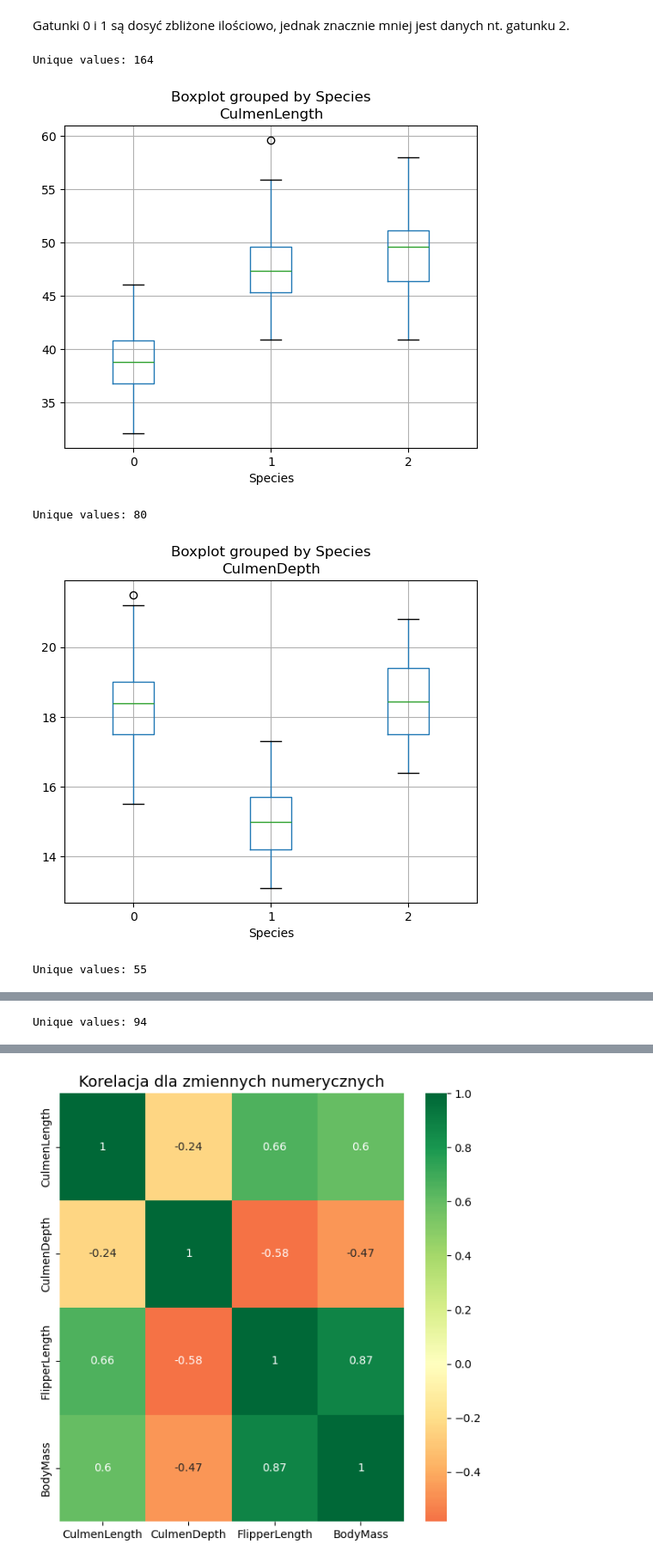
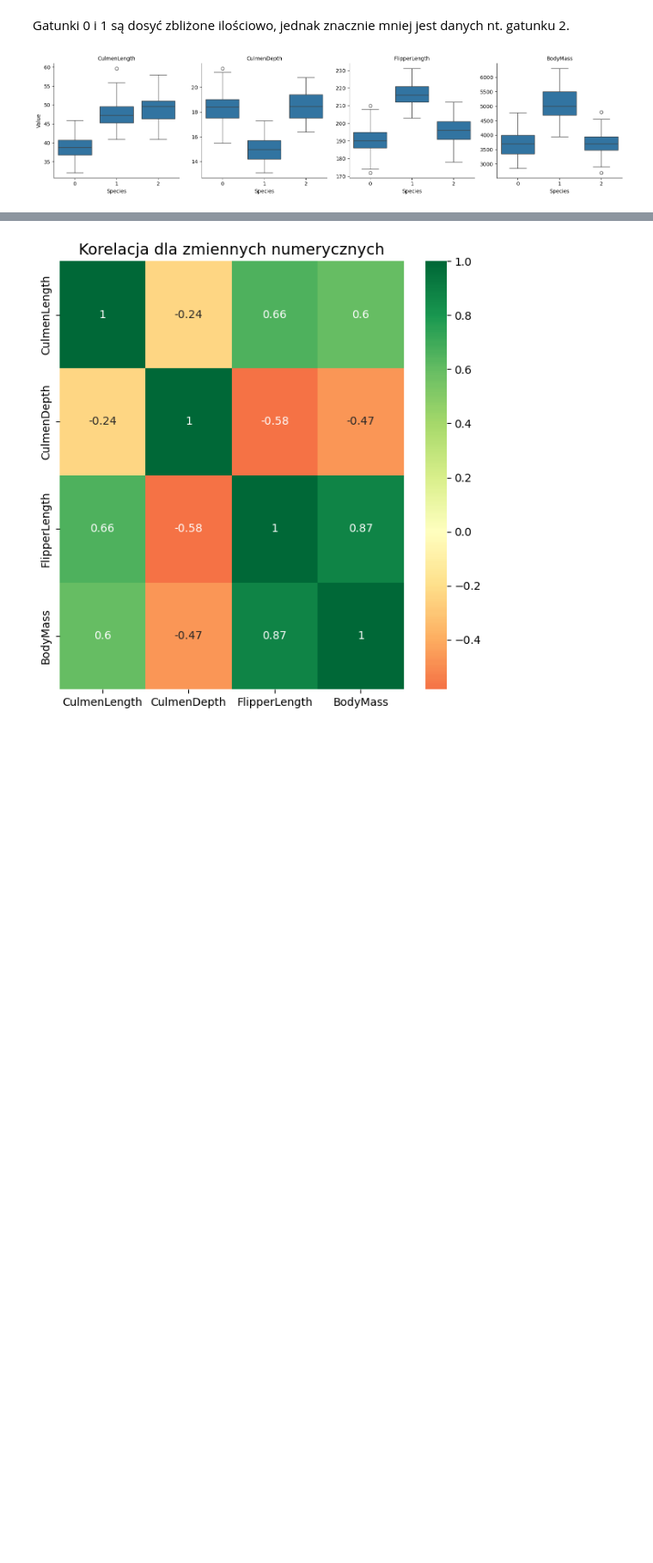
Before and after one commit to droanna/14_2, a Jupyter notebook: main-14-2.ipynb, the cells around one changed output, grey strips where cells are left out. Shown at 86% size. Cells and saved outputs as stored; diff of their text form; code cells hidden in the pictures; blank space fills up the shorter version.

```diff
--- a/main-14-2.ipynb
+++ b/main-14-2.ipynb
@@ -73,14 +73,18 @@ Name: proportion, dtype: float64
 Gatunki 0 i 1 są dosyć zbliżone ilościowo, jednak znacznie mniej jest danych nt. gatunku 2.
 # %%
 import matplotlib.pyplot as plt
-for col in features:
-    print(f'Unique values: {len(df[col].unique())}')
-    df.boxplot(column=col, by='Species', figsize=(6,5))
-    plt.title(col)
-    plt.show()
+import seaborn as sns
+
+df_melt = pd.melt(df, id_vars='Species', value_vars=features, var_name='Feature', value_name='Value')
+
+facet_grid = sns.FacetGrid(df_melt, col='Feature', col_wrap=4, height=4, sharey=False)
+
+facet_grid.map_dataframe(sns.boxplot, x='Species', y='Value')
+
+facet_grid.set_titles(col_template="{col_name}")
+facet_grid.set_axis_labels("Species", "Value")
+
+plt.tight_layout()
+plt.show()
 # %% [output]
-Unique values: 164
-[figure, old version]
+[figure, new version]
-Unique values: 80
-[figure, removed]
-Unique values: 55
@@ -88 +90,0 @@ Unique values: 55
-Unique values: 94
```
Also changed, not shown: parts of 17 cells of this notebook.
